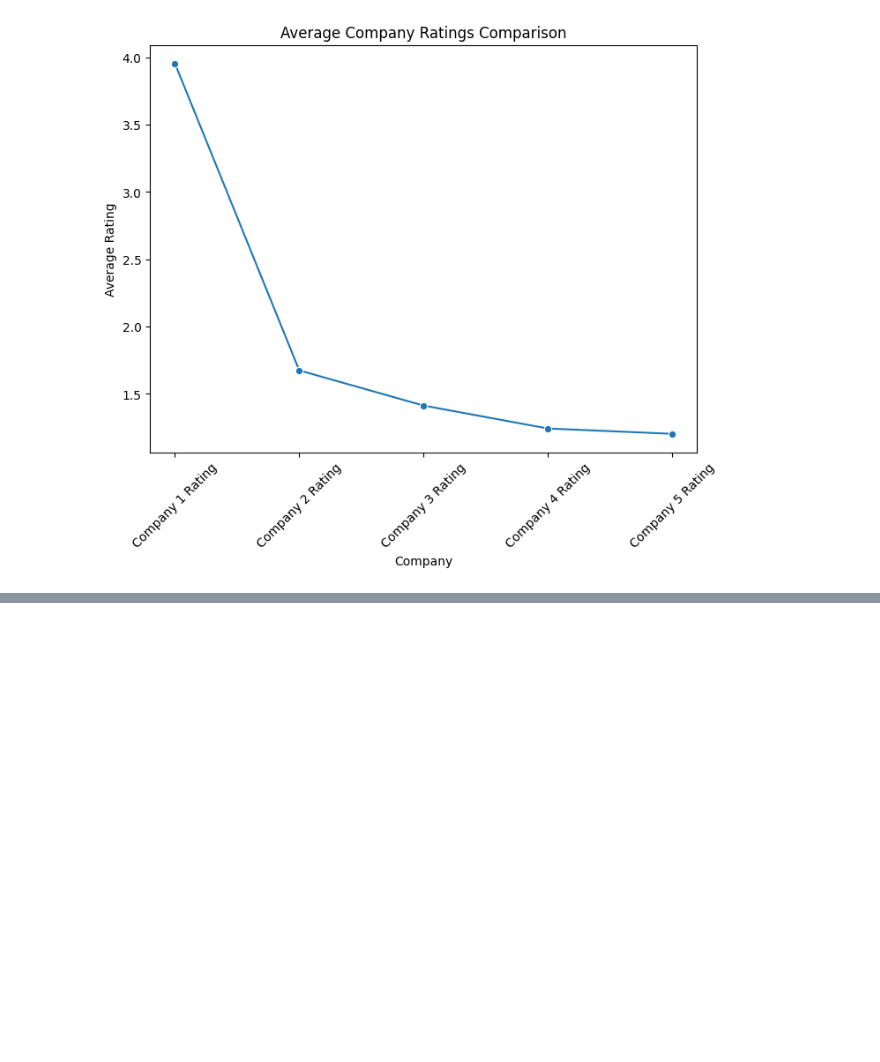
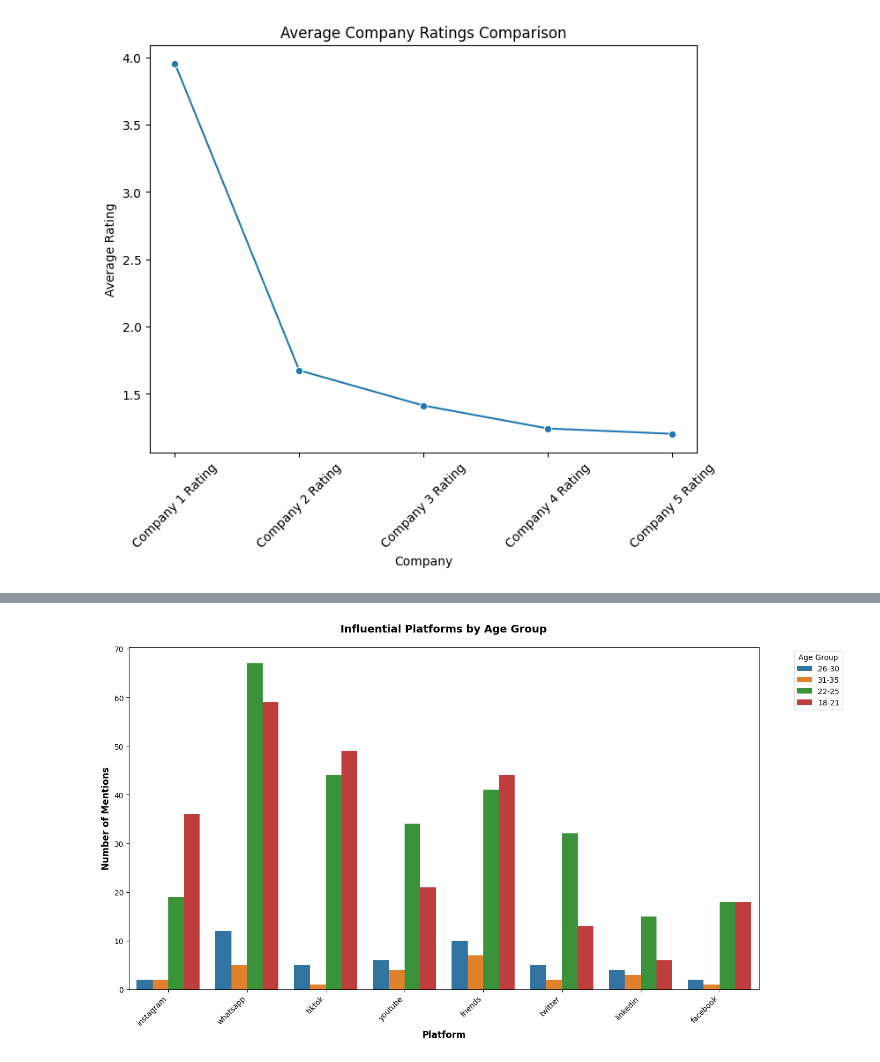
Before and after one commit to CheropS/Insurance-visualizations, a Jupyter notebook: index.ipynb, the cells around one changed output, grey strips where cells are left out. Saved outputs shown, nothing was run; the diff lists cells and outputs as text; code cells hidden in the pictures; blank space fills up the shorter version.

```diff
--- a/index.ipynb
+++ b/index.ipynb
@@ -177,0 +277,22 @@ plt.show()
+# %%
+# 4. Bar chart: Influential Platforms by Age Group
+plt.figure(figsize=(14, 8))
+platform_age_data = []
+for idx, row in df.iterrows():
+    if pd.notna(row['Influential Platforms']) and pd.notna(row['Age Group']):
+        platforms = [p.strip() for p in str(row['Influential Platforms']).split(',')]
+        for platform in platforms:
+            platform_age_data.append({'Platform': platform, 'Age Group': row['Age Group']})
+
+platform_df = pd.DataFrame(platform_age_data)
+if len(platform_df) > 0:
+    sns.countplot(data=platform_df, x='Platform', hue='Age Group', palette='tab10')
+    plt.xlabel('Platform', fontsize=12, fontweight='bold')
+    plt.ylabel('Number of Mentions', fontsize=12, fontweight='bold')
+    plt.title('Influential Platforms by Age Group', fontsize=14, fontweight='bold', pad=20)
+    plt.legend(title='Age Group', bbox_to_anchor=(1.05, 1), loc='upper left')
+    plt.xticks(rotation=45, ha='right')
+    plt.tight_layout()
+    plt.show()
+# %% [output]
+[figure, added]
```
Also changed, not shown: parts of 10 cells of this notebook, 2 other files.
